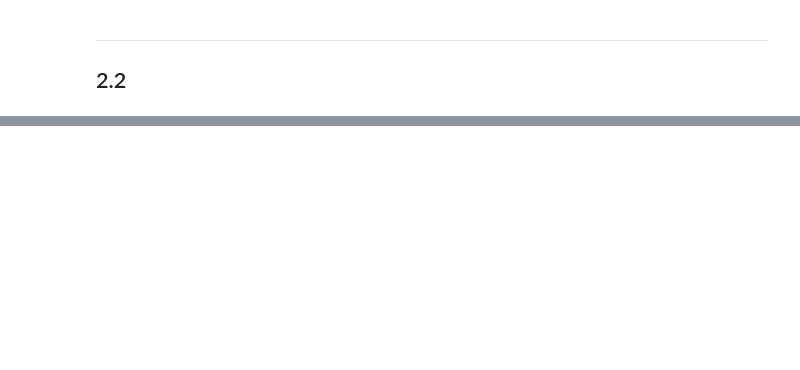
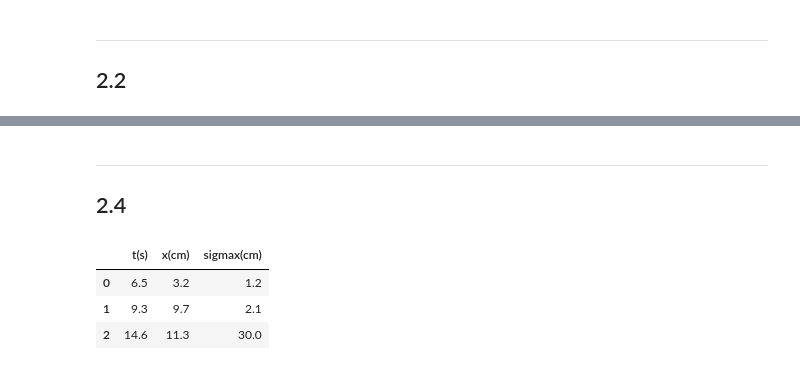
Before and after one commit to dangarciahe/ProblemasExperimental, a Jupyter notebook: Punto2.ipynb, the cells around one changed output, grey strips where cells are left out. Saved outputs shown, nothing was run; the diff lists cells and outputs as text; code cells hidden in the pictures; blank space fills up the shorter version.

Commit message:
Falta cambio de incertidumbre

```diff
--- a/Punto2.ipynb
+++ b/Punto2.ipynb
@@ -94,0 +115,12 @@ print (xi2)
+# %% [markdown]
+---
+## 2.4
+# %%
+## Cambiar la incertidumbre del último dato
+datos["sigmax(cm)"][2] = 30
+datos
+# %% [output]
+|  | t(s) | x(cm) | sigmax(cm) |
+| 0 | 6.5 | 3.2 | 1.2 |
+| 1 | 9.3 | 9.7 | 2.1 |
+| 2 | 14.6 | 11.3 | 30.0 |
```
Also changed, not shown: parts of 4 cells of this notebook.
